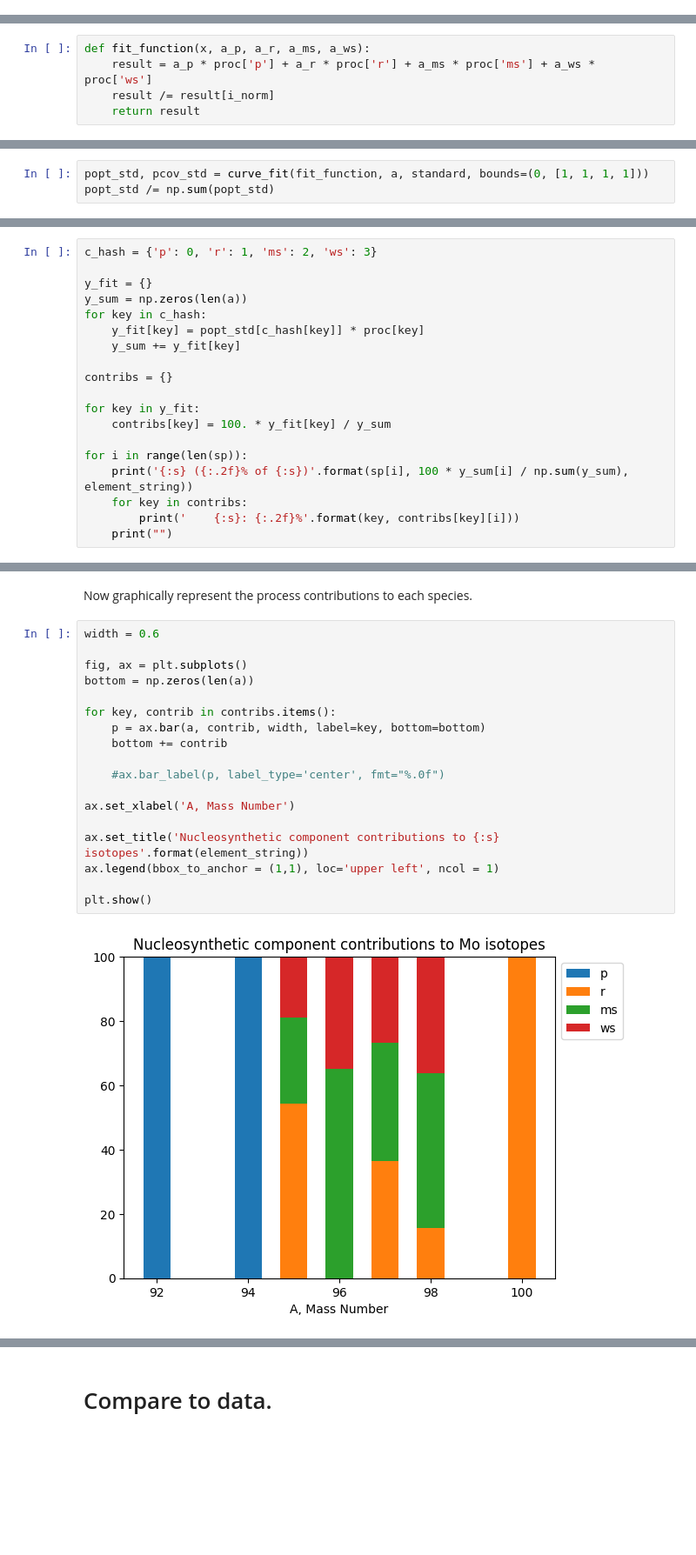
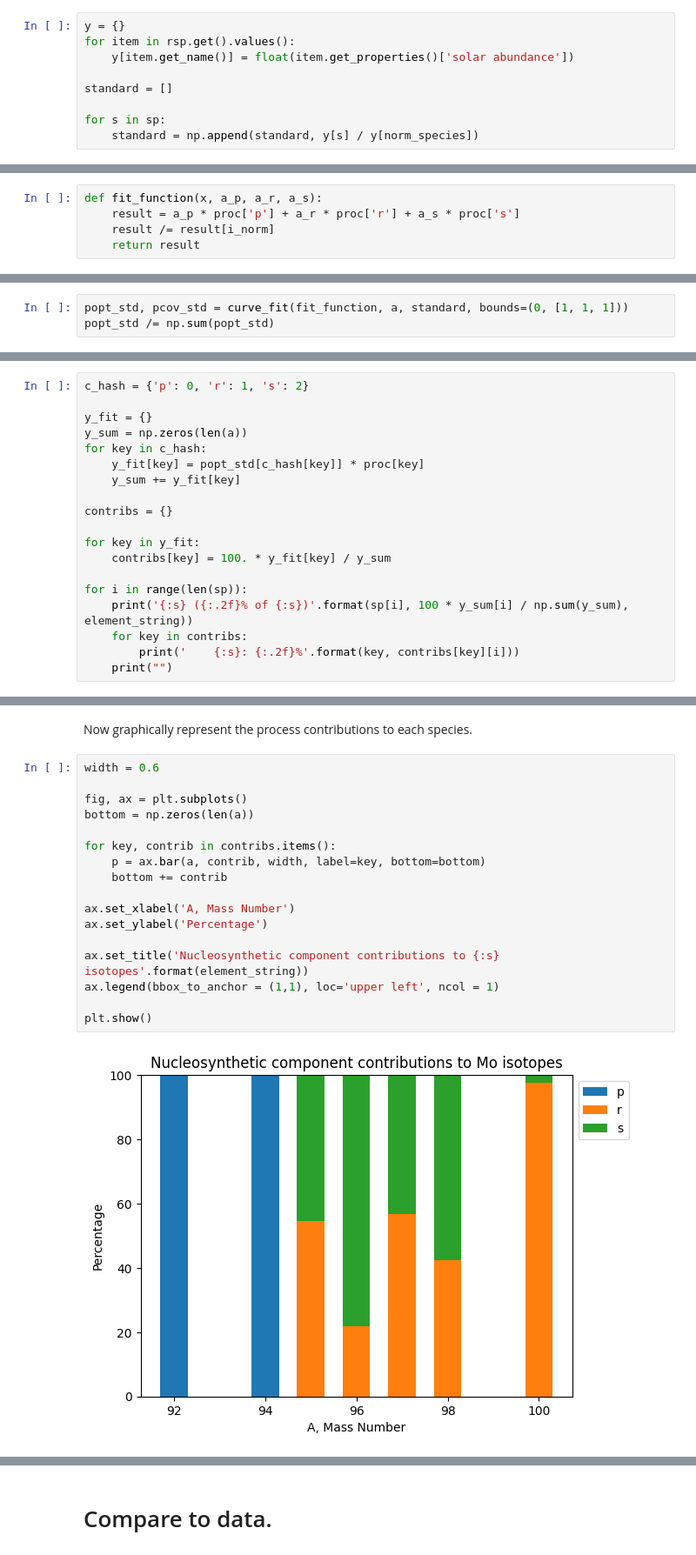
Before and after one commit to mbradle/rsp_mix, a Jupyter notebook: mu_mix.ipynb, the cells around one changed output, grey strips where cells are left out. Shown at 87% size. Cells and saved outputs as stored; diff of their text form; blank space fills up the shorter version.

```diff
--- a/mu_mix.ipynb
+++ b/mu_mix.ipynb
@@ -116,14 +148,23 @@ for s in sp:
+# %%
+y = {}
+for item in rsp.get().values():
+    y[item.get_name()] = float(item.get_properties()['solar abundance'])
+
+standard = []
+
+for s in sp:
+    standard = np.append(standard, y[s] / y[norm_species])
 # %% [markdown]
 Define a fit function for the processes to the standard abundances.
 # %%
-def fit_function(x, a_p, a_r, a_ms, a_ws):
-    result = a_p * proc['p'] + a_r * proc['r'] + a_ms * proc['ms'] + a_ws * proc['ws']
+def fit_function(x, a_p, a_r, a_s):
+    result = a_p * proc['p'] + a_r * proc['r'] + a_s * proc['s']
     result /= result[i_norm]
     return result
 # %% [markdown]
 Compute the best fit to the standard.  Normalize the fit parameters.
 # %%
-popt_std, pcov_std = curve_fit(fit_function, a, standard, bounds=(0, [1, 1, 1, 1]))
+popt_std, pcov_std = curve_fit(fit_function, a, standard, bounds=(0, [1, 1, 1]))
 popt_std /= np.sum(popt_std)
 # %% [markdown]
 Plot the fit.
@@ -141,7 +182,7 @@ plt.legend()
 # %% [markdown]
 With the fit of nucleosynthetic components available, compute and print out the process contributions for each species.  The number in parentheses gives the abundance of the species relative to the normalizing speices in the fit.
 # %%
-c_hash = {'p': 0, 'r': 1, 'ms': 2, 'ws': 3}
+c_hash = {'p': 0, 'r': 1, 's': 2}
 
 y_fit = {}
 y_sum = np.zeros(len(a))
@@ -182,21 +223,20 @@ Now graphically represent the process contributions to each species.
 # %%
 width = 0.6
 
 fig, ax = plt.subplots()
 bottom = np.zeros(len(a))
 
 for key, contrib in contribs.items():
     p = ax.bar(a, contrib, width, label=key, bottom=bottom)
     bottom += contrib
 
-    #ax.bar_label(p, label_type='center', fmt="%.0f")
-
 ax.set_xlabel('A, Mass Number')
+ax.set_ylabel('Percentage')
 
 ax.set_title('Nucleosynthetic component contributions to {:s} isotopes'.format(element_string))
 ax.legend(bbox_to_anchor = (1,1), loc='upper left', ncol = 1)
 
 plt.show()
 # %% [output]
-[figure, old version]
+[figure, new version]
 # %% [markdown]
```
Also changed, not shown: parts of 44 cells of this notebook, 1 other file.
